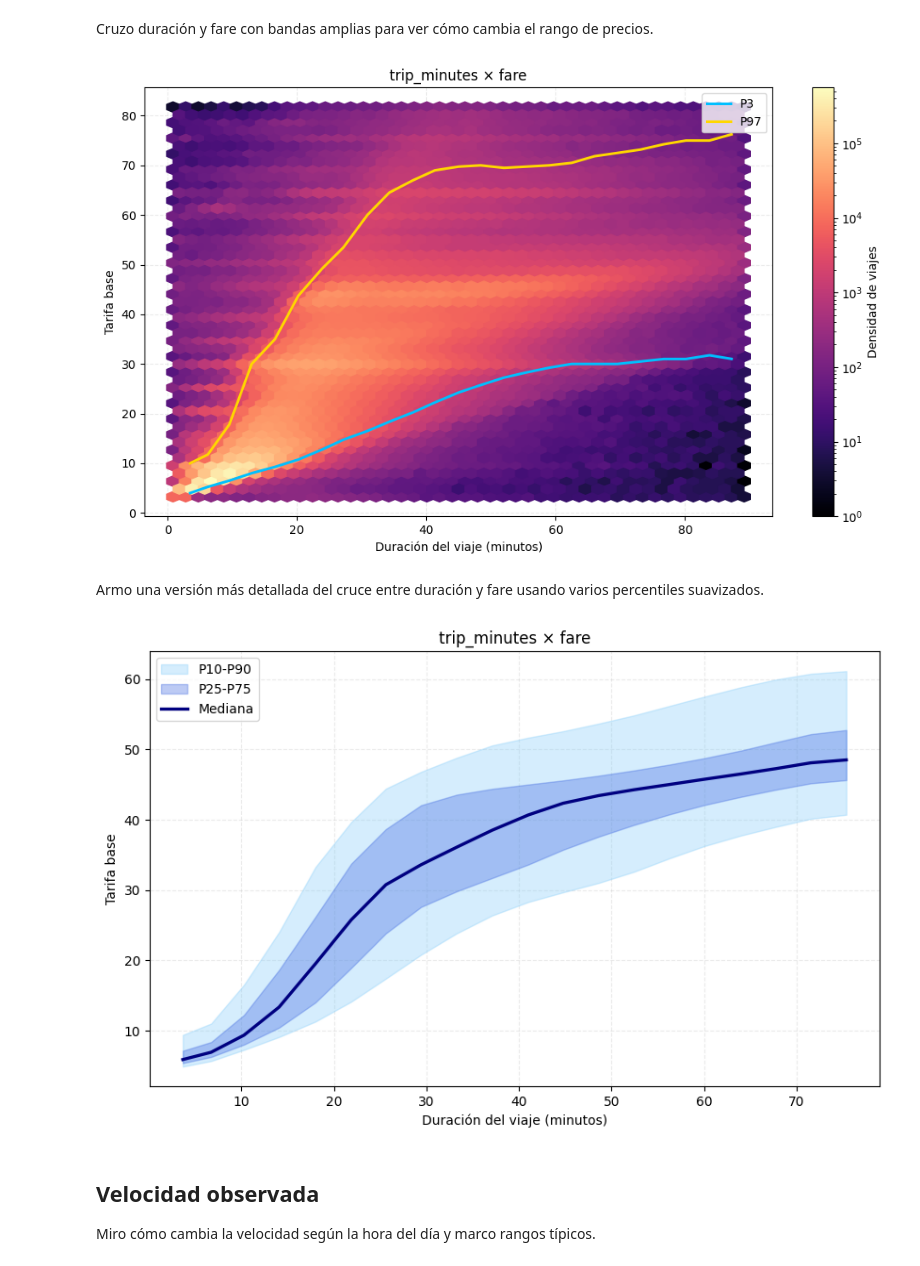
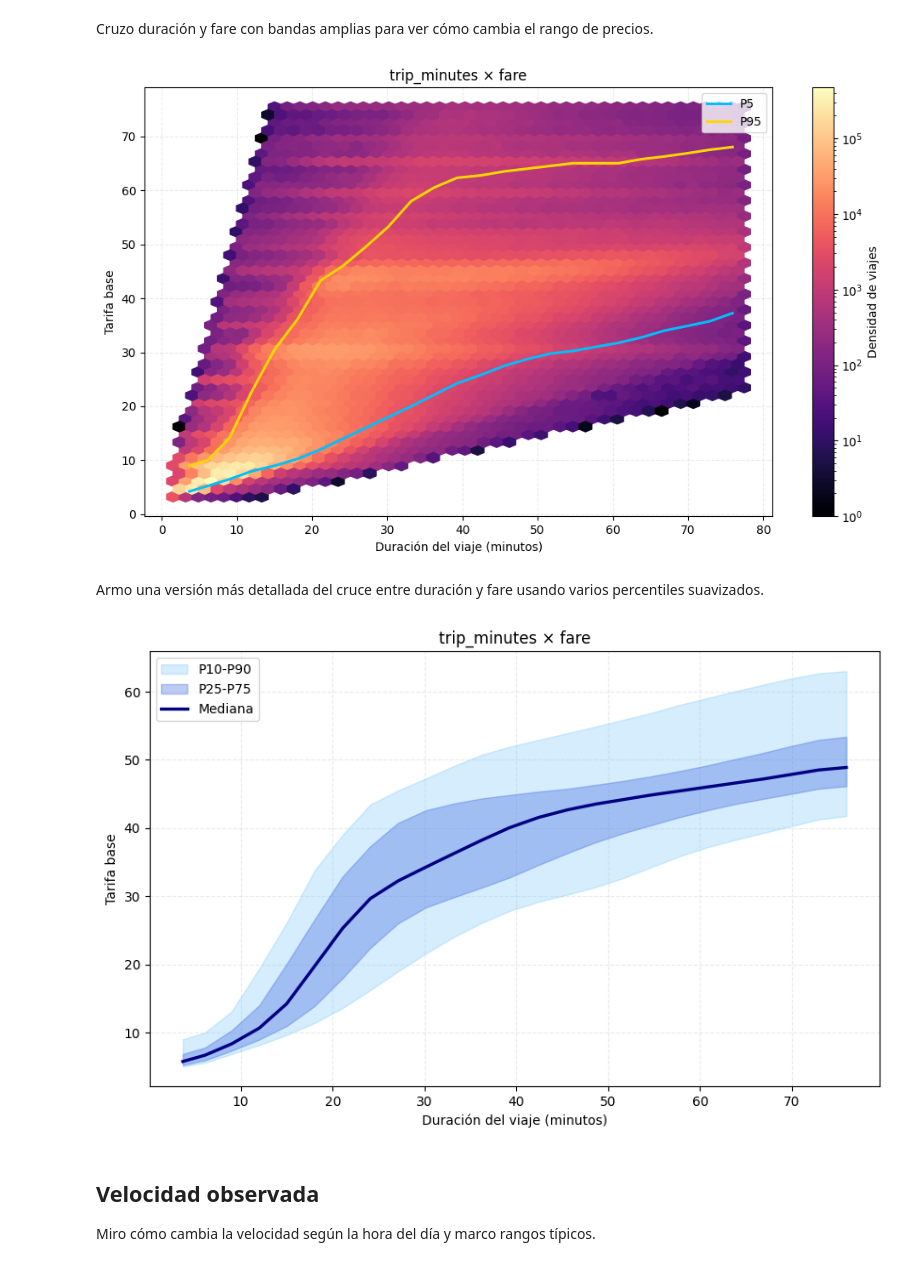
Before and after one commit to malcolmdpc/patrones-lab, a Jupyter notebook: 2026-03_taxi-trip-chicago/notebooks/02_taxi_trip_chicago_eda.ipynb, the cells around one changed output. Cells and saved outputs as stored; diff of their text form; code cells hidden in the pictures.

```diff
--- a/2026-03_taxi-trip-chicago/notebooks/02_taxi_trip_chicago_eda.ipynb
+++ b/2026-03_taxi-trip-chicago/notebooks/02_taxi_trip_chicago_eda.ipynb
@@ -966,7 +957,7 @@ import matplotlib.pyplot as plt
 
 plot_df = df[["trip_minutes", "fare"]].dropna().copy()
 
-# recorte solo visual
+# recorte visual
 x_max = plot_df["trip_minutes"].quantile(0.995)
 y_max = plot_df["fare"].quantile(0.995)
 
@@ -975,10 +966,9 @@ plot_df = plot_df[
     (plot_df["fare"] <= y_max)
 ].copy()
 
-# parámetros para ir ajustando
 n_bins = 25
-q_low = 0.03
-q_high = 0.97
+q_low = 0.05
+q_high = 0.95
 
 plot_df["minutes_band"] = pd.cut(plot_df["trip_minutes"], bins=n_bins)
 
@@ -1007,34 +997,34 @@ hb = ax.hexbin(
 ax.plot(
     band["x"],
     band["y_low"],
     color="deepskyblue",
     linewidth=2.2,
     label=f"P{int(q_low*100)}"
 )
 
 ax.plot(
     band["x"],
     band["y_high"],
     color="gold",
     linewidth=2.2,
     label=f"P{int(q_high*100)}"
 )
 
 cbar = fig.colorbar(hb, ax=ax)
 cbar.set_label("Densidad de viajes")
 
 ax.set_title("trip_minutes × fare")
 ax.set_xlabel("Duración del viaje (minutos)")
 ax.set_ylabel("Tarifa base")
 
 ax.grid(True, linestyle="--", alpha=0.25)
 ax.set_axisbelow(True)
 ax.legend()
 
 plt.tight_layout()
 plt.show()
 # %% [output]
-[figure, old version]
+[figure, new version]
 # %% [markdown]
 Armo una versión más detallada del cruce entre duración y fare usando varios percentiles suavizados.
 # %%
@@ -1044,16 +1034,16 @@ import matplotlib.pyplot as plt
 plot_df = df[["trip_minutes", "fare"]].dropna().copy()
 
 # recorte solo visual
-x_max = plot_df["trip_minutes"].quantile(0.99)
-y_max = plot_df["fare"].quantile(0.99)
+x_max = plot_df["trip_minutes"].quantile(0.995)
+y_max = plot_df["fare"].quantile(0.995)
 
 plot_df = plot_df[
     (plot_df["trip_minutes"] <= x_max) &
     (plot_df["fare"] <= y_max)
 ].copy()
 
-# parámetro para ajustar
-n_bins = 20
+
+n_bins = 25
 
 plot_df["minutes_band"] = pd.cut(plot_df["trip_minutes"], bins=n_bins)
 
@@ -1071,7 +1061,6 @@ band = (
     .reset_index(drop=True)
 )
 
-# suavizado opcional
 band["p10"] = band["p10"].rolling(3, center=True, min_periods=1).mean()
 band["p25"] = band["p25"].rolling(3, center=True, min_periods=1).mean()
 band["p50"] = band["p50"].rolling(3, center=True, min_periods=1).mean()
@@ -1106,7 +1095,7 @@ ax.legend()
 
 plt.show()
 # %% [output]
-[figure, old version]
+[figure, new version]
 # %% [markdown]
 ## Velocidad observada
 
```
Also changed, not shown: parts of 16 cells of this notebook.
